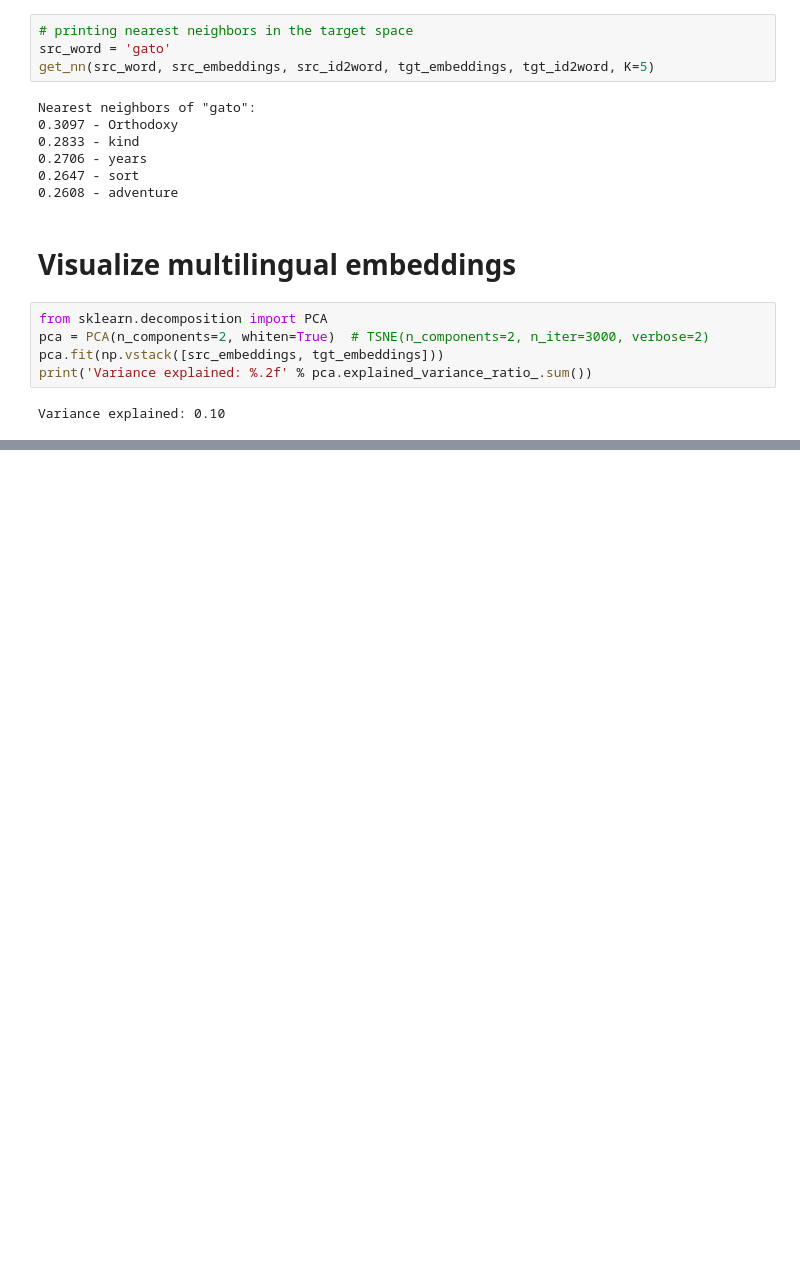
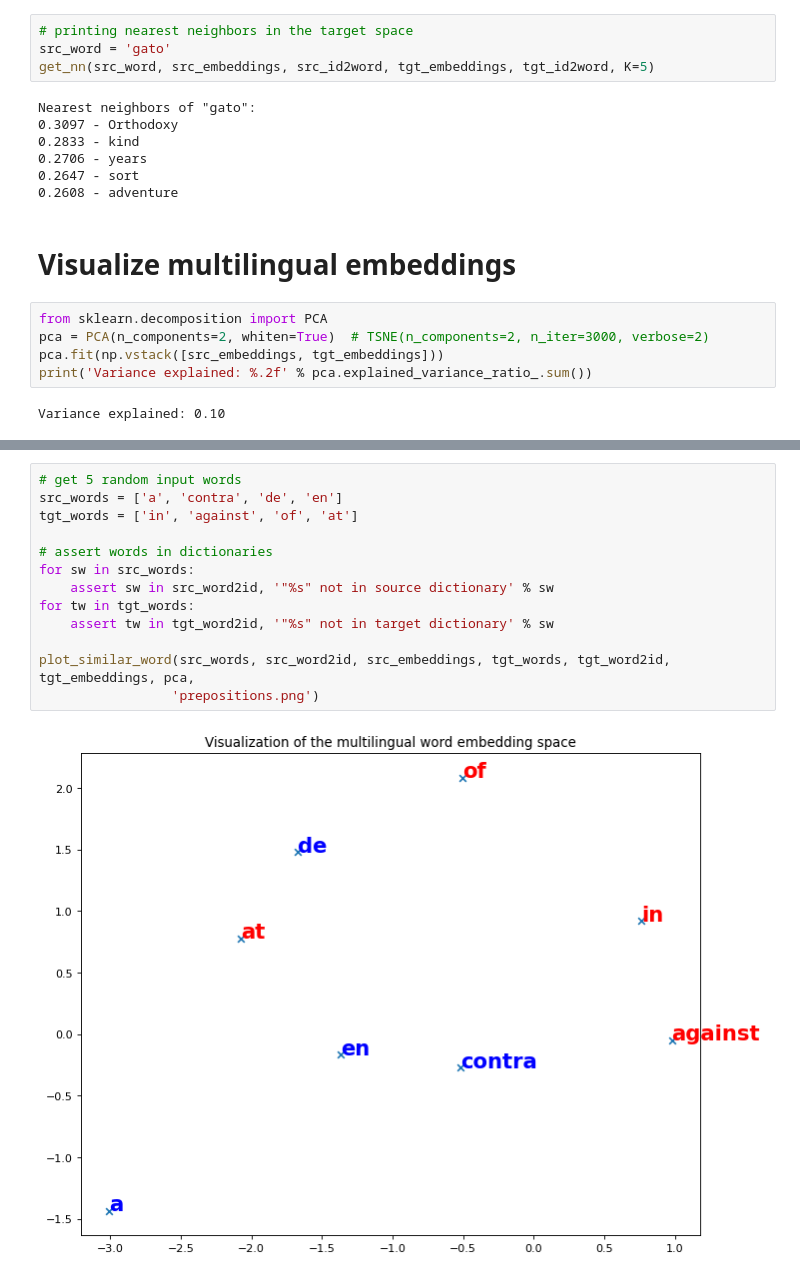
Before and after one commit to BlancaCalvo/crossling_embeddings, a Jupyter notebook: visualiser.ipynb, the cells around one changed output, grey strips where cells are left out. Drawn from its saved outputs; the diff is of its cells as text; blank space fills up the shorter version.

```diff
--- a/visualiser.ipynb
+++ b/visualiser.ipynb
@@ -110,2 +111,17 @@ def plot_similar_word(src_words, src_word2id, src_emb, tgt_words, tgt_word2id, t
+# %%
+# get 5 random input words
+src_words = ['a', 'contra', 'de', 'en']
+tgt_words = ['in', 'against', 'of', 'at']
+
+# assert words in dictionaries
+for sw in src_words:
+    assert sw in src_word2id, '"%s" not in source dictionary' % sw
+for tw in tgt_words:
+    assert tw in tgt_word2id, '"%s" not in target dictionary' % sw
+
+plot_similar_word(src_words, src_word2id, src_embeddings, tgt_words, tgt_word2id, tgt_embeddings, pca,
+                 'prepositions.png')
+# %% [output]
+[figure, added]
 # %%
 # get 5 random input words
```
Also changed, not shown: parts of 4 cells of this notebook.
